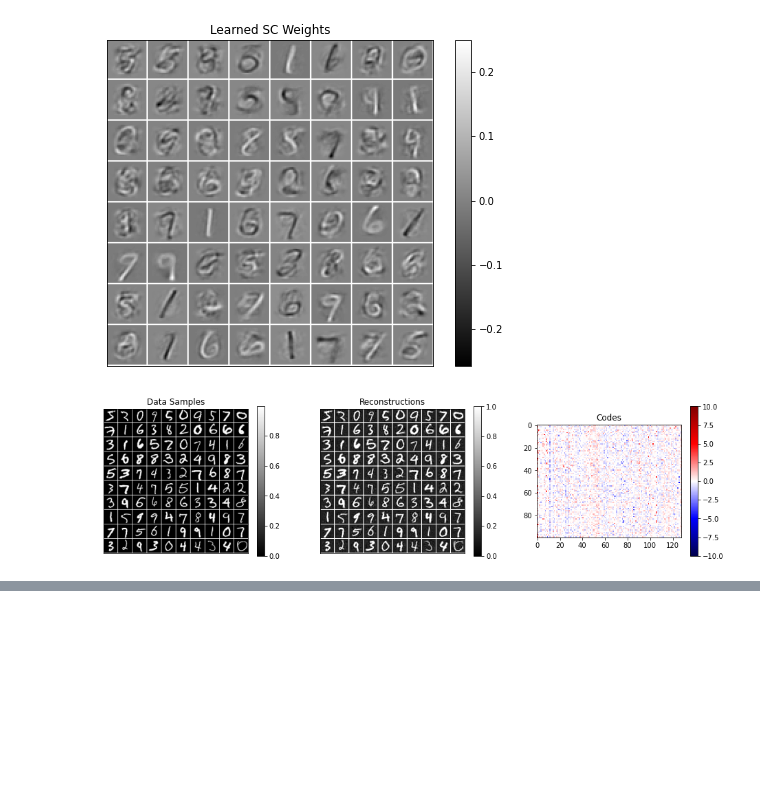
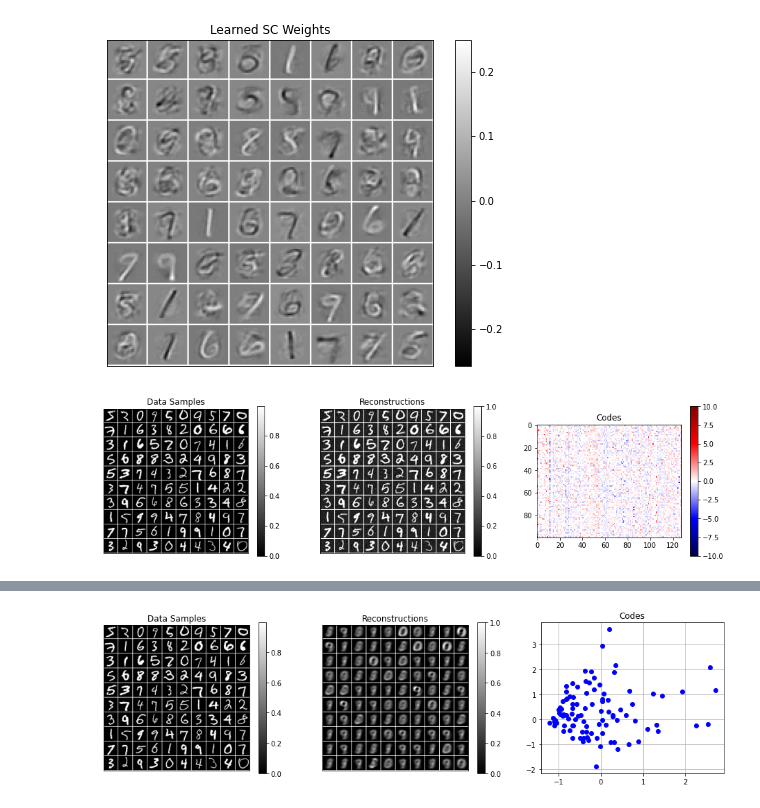
Before and after one commit to reml-lab/MLDemos, a Jupyter notebook: Linear_Autoencoders.ipynb, the cells around one changed output, grey strips where cells are left out. Cells and saved outputs as stored; diff of their text form; code cells hidden in the pictures; blank space fills up the shorter version.

```diff
--- a/Linear_Autoencoders.ipynb
+++ b/Linear_Autoencoders.ipynb
@@ -231,0 +247,27 @@ plt.clim(-10,10)
+# %%
+def reconstruct(Z,W,mu):
+    return(Z.dot(W) + mu)
+
+#Set noise
+noise_std=0
+
+Xsub = X[range(0,50000,500),:]
+Xsub = np.minimum(1,np.maximum(0,Xsub + noise_std*np.random.randn(*Xsub.shape)))
+
+Z    = FA.transform(Xsub)
+XR   = reconstruct(Z,Wf,mu)
+
+plt.figure(1,figsize=[16,4])
+plt.subplot(1,3,1)
+plot_im_array2(Xsub,28,100,10,"Data Samples")
+
+plt.subplot(1,3,2)
+plot_im_array2(XR,28,100,10,"Reconstructions")
+plt.clim(0,1)
+
+plt.subplot(1,3,3)
+plt.title("Codes")
+plt.plot(Z[:,0],Z[:,1],'bo',alpha=1)
+plt.grid(True)
+# %% [output]
+[figure, added]
```
Also changed, not shown: parts of 5 cells of this notebook.
